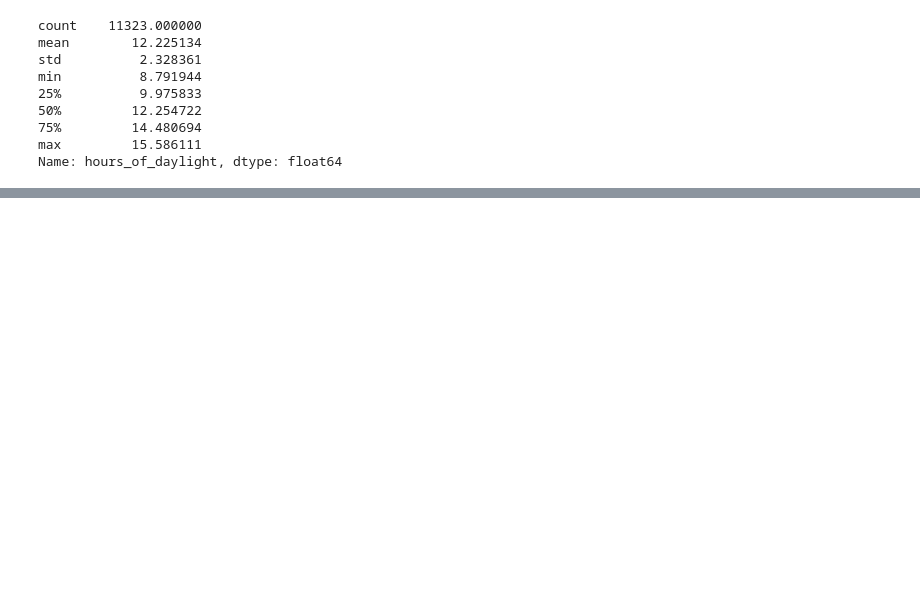
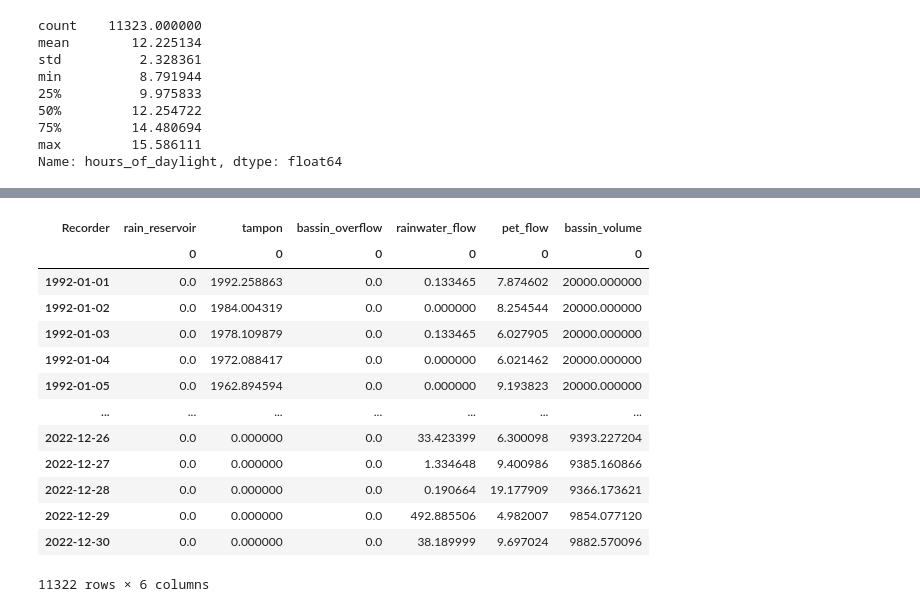
Before and after one commit to Clement-Viguier/naseb, a Jupyter notebook: surfpark_model.ipynb, the cells around one changed output, grey strips where cells are left out. Saved outputs shown, nothing was run; the diff lists cells and outputs as text; code cells hidden in the pictures; blank space fills up the shorter version.

```diff
--- a/surfpark_model.ipynb
+++ b/surfpark_model.ipynb
@@ -145,0 +170,3 @@ meteo_decadaire_merged
+# %%
+
+m = Model.load("./models/proto_example.json")
@@ -145,0 +177,20 @@ meteo_decadaire_merged
+# %%
+
+stats = m.run()
+df = m.to_dataframe()
+df
+# %% [output]
+| Recorder | rain_reservoir | tampon | bassin_overflow | rainwater_flow | pet_flow | bassin_volume |
+|  | 0 | 0 | 0 | 0 | 0 | 0 |
+| 1992-01-01 | 0.0 | 1992.258863 | 0.0 | 0.133465 | 7.874602 | 20000.000000 |
+| 1992-01-02 | 0.0 | 1984.004319 | 0.0 | 0.000000 | 8.254544 | 20000.000000 |
+| 1992-01-03 | 0.0 | 1978.109879 | 0.0 | 0.133465 | 6.027905 | 20000.000000 |
+| 1992-01-04 | 0.0 | 1972.088417 | 0.0 | 0.000000 | 6.021462 | 20000.000000 |
+| 1992-01-05 | 0.0 | 1962.894594 | 0.0 | 0.000000 | 9.193823 | 20000.000000 |
+| ... | ... | ... | ... | ... | ... | ... |
+| 2022-12-26 | 0.0 | 0.000000 | 0.0 | 33.423399 | 6.300098 | 9393.227204 |
+| 2022-12-27 | 0.0 | 0.000000 | 0.0 | 1.334648 | 9.400986 | 9385.160866 |
+| 2022-12-28 | 0.0 | 0.000000 | 0.0 | 0.190664 | 19.177909 | 9366.173621 |
+| 2022-12-29 | 0.0 | 0.000000 | 0.0 | 492.885506 | 4.982007 | 9854.077120 |
+| 2022-12-30 | 0.0 | 0.000000 | 0.0 | 38.189999 | 9.697024 | 9882.570096 |
+11322 rows × 6 columns
```
Also changed, not shown: parts of 8 cells of this notebook, 2 other files.
